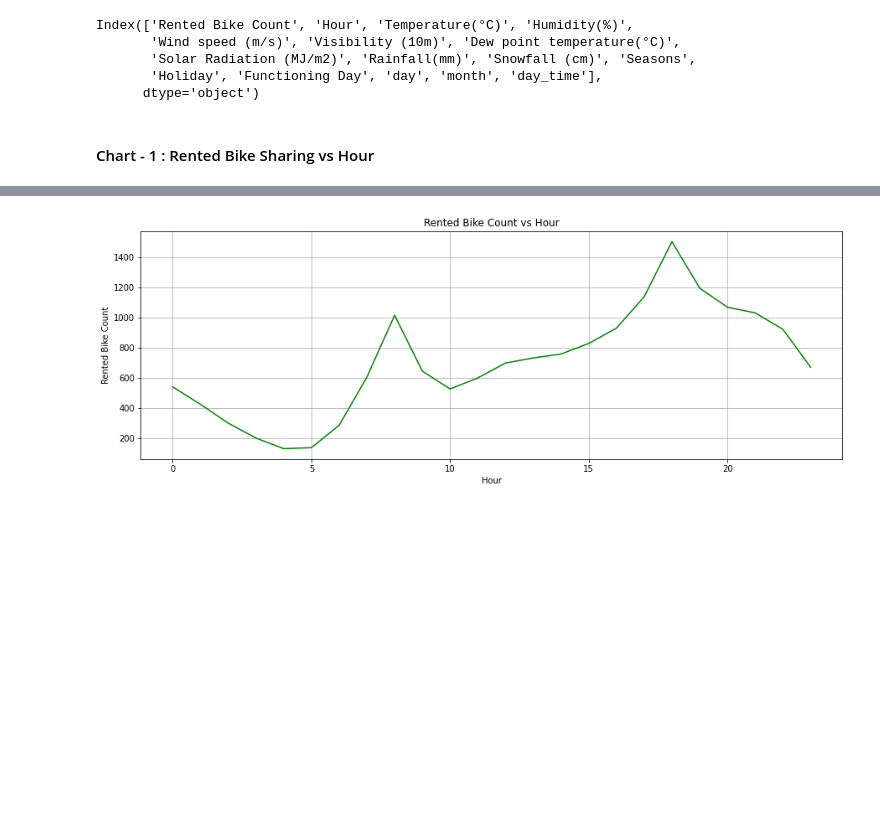
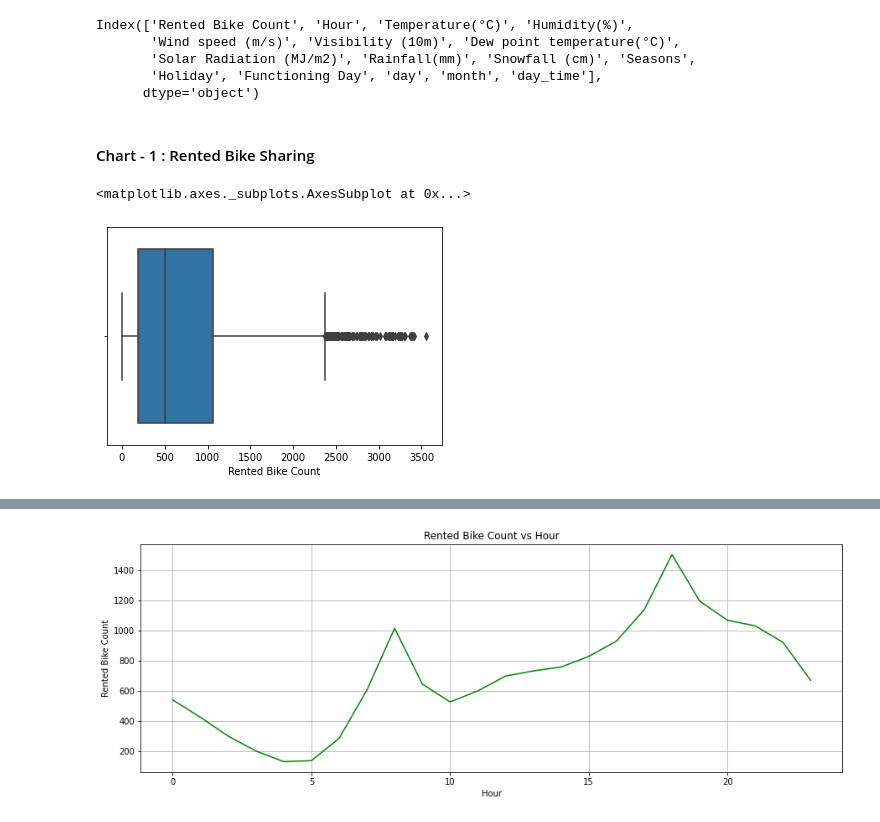
Before and after one commit to ad709kr/Bike-Sharing-Demand-Prediction, a Jupyter notebook: Copy_of_Sample_ML_Submission_Template.ipynb, the cells around one changed output, grey strips where cells are left out. Cells and saved outputs as stored; diff of their text form; code cells hidden in the pictures; blank space fills up the shorter version.

```diff
--- a/Copy_of_Sample_ML_Submission_Template.ipynb
+++ b/Copy_of_Sample_ML_Submission_Template.ipynb
@@ -392,4 +420,10 @@ Index(['Rented Bike Count', 'Hour', 'Temperature(°C)', 'Humidity(%)',
        'Holiday', 'Functioning Day', 'day', 'month', 'day_time'],
       dtype='object')
 # %% [markdown]
-#### Chart - 1 : Rented Bike Sharing vs Hour
+#### Chart - 1 : Rented Bike Sharing
+# %%
+# Handling Outliers & Outlier treatments
+sns.boxplot(file['Rented Bike Count'])
+# %% [output]
+<matplotlib.axes._subplots.AxesSubplot at 0x...>
+[figure, added]
```
Also changed, not shown: parts of 192 cells of this notebook.
